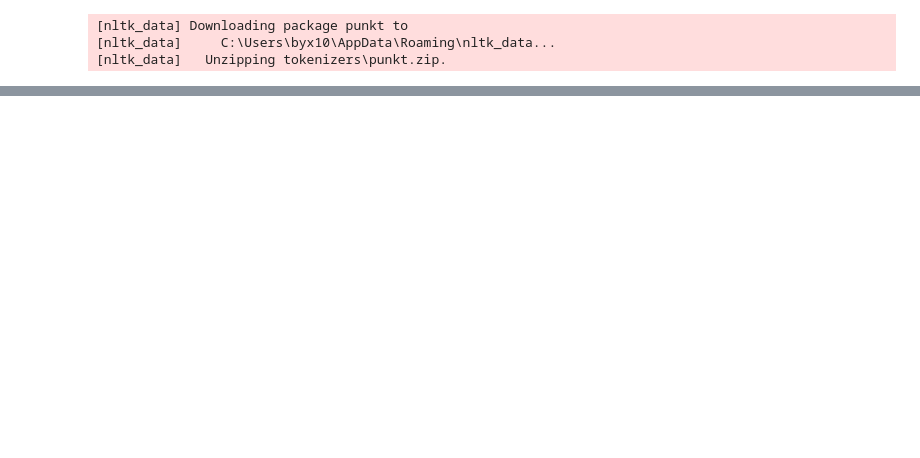
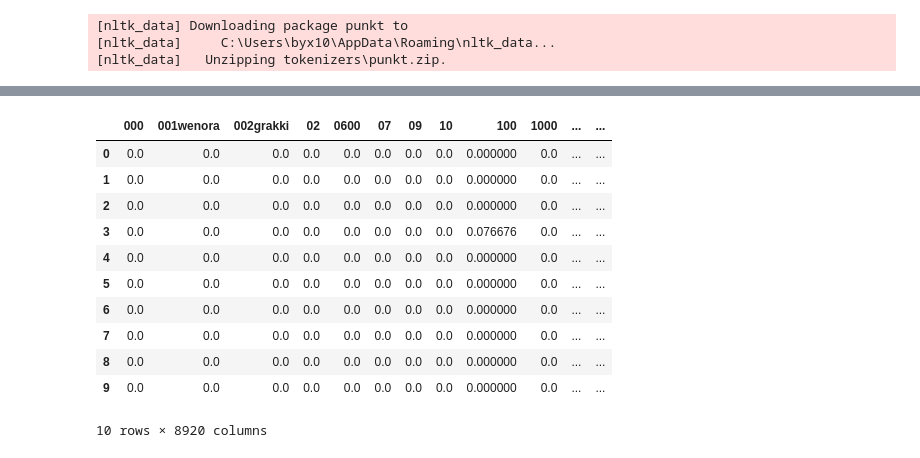
Before and after one commit to plexixx/Board-Game-Recommendator, a Jupyter notebook: description.ipynb, the cells around one changed output, grey strips where cells are left out. Saved outputs shown, nothing was run; the diff lists cells and outputs as text; code cells hidden in the pictures; blank space fills up the shorter version.

```diff
--- a/description.ipynb
+++ b/description.ipynb
@@ -67,0 +72,11 @@ df.to_csv("data/board-game-with-desc.csv", index=False)
+# %%
+import pandas as pd
+import numpy as np
+
+# Merge board-game.csv with description.csv
+df = pd.read_csv("data/board-game-with-desc.csv")
+high_score = pd.read_csv("data/high_score.csv")
+high_score.drop("Unnamed: 0", axis=1,inplace=True)
+low_score = pd.read_csv("data/low_score.csv")
+low_score.drop("Unnamed: 0", axis=1,inplace=True)
+df.head(10)
@@ -67,0 +202,21 @@ df.to_csv("data/board-game-with-desc.csv", index=False)
+# %%
+from sklearn.feature_extraction.text import TfidfVectorizer as tfid
+
+vectorizer = tfid(max_features=10000)
+tfidf_matrix = vectorizer.fit_transform(high_desc)
+
+tfidf_df = pd.DataFrame(tfidf_matrix.toarray(), columns=vectorizer.get_feature_names_out())
+tfidf_df.head(10)
+# %% [output]
+|  | 000 | 001wenora | 002grakki | 02 | 0600 | 07 | 09 | 10 | 100 | 1000 | ... | ... |
+| 0 | 0.0 | 0.0 | 0.0 | 0.0 | 0.0 | 0.0 | 0.0 | 0.0 | 0.000000 | 0.0 | ... | ... |
+| 1 | 0.0 | 0.0 | 0.0 | 0.0 | 0.0 | 0.0 | 0.0 | 0.0 | 0.000000 | 0.0 | ... | ... |
+| 2 | 0.0 | 0.0 | 0.0 | 0.0 | 0.0 | 0.0 | 0.0 | 0.0 | 0.000000 | 0.0 | ... | ... |
+| 3 | 0.0 | 0.0 | 0.0 | 0.0 | 0.0 | 0.0 | 0.0 | 0.0 | 0.076676 | 0.0 | ... | ... |
+| 4 | 0.0 | 0.0 | 0.0 | 0.0 | 0.0 | 0.0 | 0.0 | 0.0 | 0.000000 | 0.0 | ... | ... |
+| 5 | 0.0 | 0.0 | 0.0 | 0.0 | 0.0 | 0.0 | 0.0 | 0.0 | 0.000000 | 0.0 | ... | ... |
+| 6 | 0.0 | 0.0 | 0.0 | 0.0 | 0.0 | 0.0 | 0.0 | 0.0 | 0.000000 | 0.0 | ... | ... |
+| 7 | 0.0 | 0.0 | 0.0 | 0.0 | 0.0 | 0.0 | 0.0 | 0.0 | 0.000000 | 0.0 | ... | ... |
+| 8 | 0.0 | 0.0 | 0.0 | 0.0 | 0.0 | 0.0 | 0.0 | 0.0 | 0.000000 | 0.0 | ... | ... |
+| 9 | 0.0 | 0.0 | 0.0 | 0.0 | 0.0 | 0.0 | 0.0 | 0.0 | 0.000000 | 0.0 | ... | ... |
+10 rows × 8920 columns
```
Also changed, not shown: parts of 13 cells of this notebook, 1 other file.
